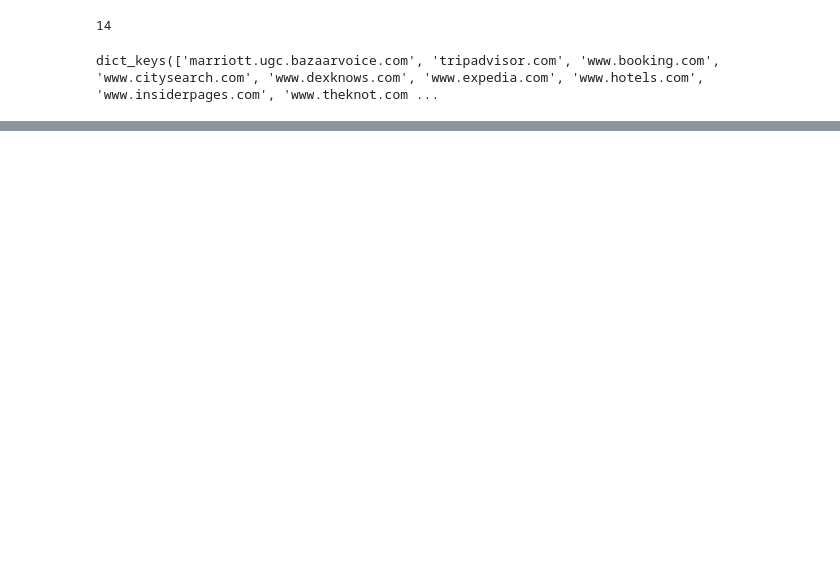
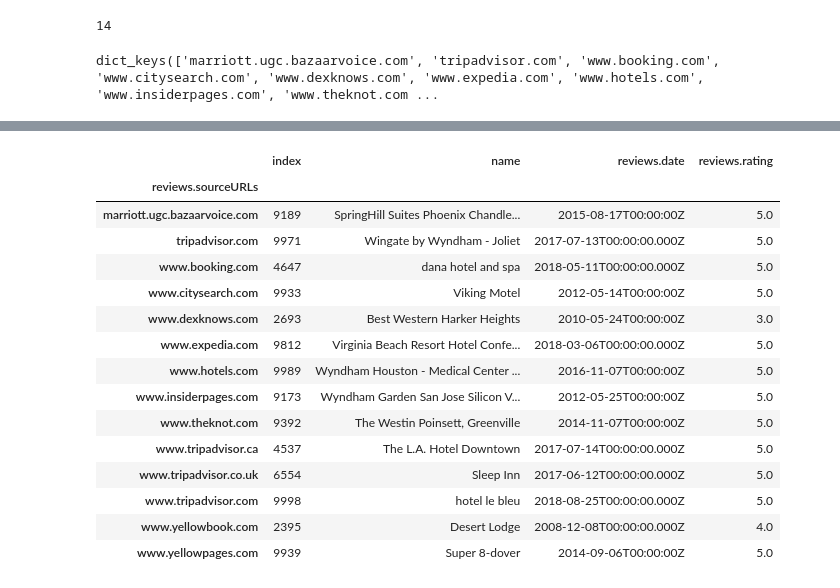
Before and after one commit to janelcv/Hotel_Rating_Analysis, a Jupyter notebook: Hotel_Ratings_Analysis-03.ipynb, the cells around one changed output, grey strips where cells are left out. Drawn from its saved outputs; the diff is of its cells as text; code cells hidden in the pictures; blank space fills up the shorter version.

```diff
--- a/Hotel_Ratings_Analysis-03.ipynb
+++ b/Hotel_Ratings_Analysis-03.ipynb
@@ -29,0 +68,19 @@ dict_keys(['marriott.ugc.bazaarvoice.com', 'tripadvisor.com', 'www.booking.com',
+# %%
+ratings.groupby("reviews.sourceURLs").max()
+# %% [output]
+|  | index | name | reviews.date | reviews.rating |
+| reviews.sourceURLs |  |  |  |  |
+| marriott.ugc.bazaarvoice.com | 9189 | SpringHill Suites Phoenix Chandle... | 2015-08-17T00:00:00Z | 5.0 |
+| tripadvisor.com | 9971 | Wingate by Wyndham - Joliet | 2017-07-13T00:00:00.000Z | 5.0 |
+| www.booking.com | 4647 | dana hotel and spa | 2018-05-11T00:00:00.000Z | 5.0 |
+| www.citysearch.com | 9933 | Viking Motel | 2012-05-14T00:00:00Z | 5.0 |
+| www.dexknows.com | 2693 | Best Western Harker Heights | 2010-05-24T00:00:00Z | 3.0 |
+| www.expedia.com | 9812 | Virginia Beach Resort Hotel Confe... | 2018-03-06T00:00:00.000Z | 5.0 |
+| www.hotels.com | 9989 | Wyndham Houston - Medical Center ... | 2016-11-07T00:00:00Z | 5.0 |
+| www.insiderpages.com | 9173 | Wyndham Garden San Jose Silicon V... | 2012-05-25T00:00:00Z | 5.0 |
+| www.theknot.com | 9392 | The Westin Poinsett, Greenville | 2014-11-07T00:00:00Z | 5.0 |
+| www.tripadvisor.ca | 4537 | The L.A. Hotel Downtown | 2017-07-14T00:00:00.000Z | 5.0 |
+| www.tripadvisor.co.uk | 6554 | Sleep Inn | 2017-06-12T00:00:00.000Z | 5.0 |
+| www.tripadvisor.com | 9998 | hotel le bleu | 2018-08-25T00:00:00.000Z | 5.0 |
+| www.yellowbook.com | 2395 | Desert Lodge | 2008-12-08T00:00:00.000Z | 4.0 |
+| www.yellowpages.com | 9939 | Super 8-dover | 2014-09-06T00:00:00Z | 5.0 |
```
Also changed, not shown: parts of 8 cells of this notebook.
